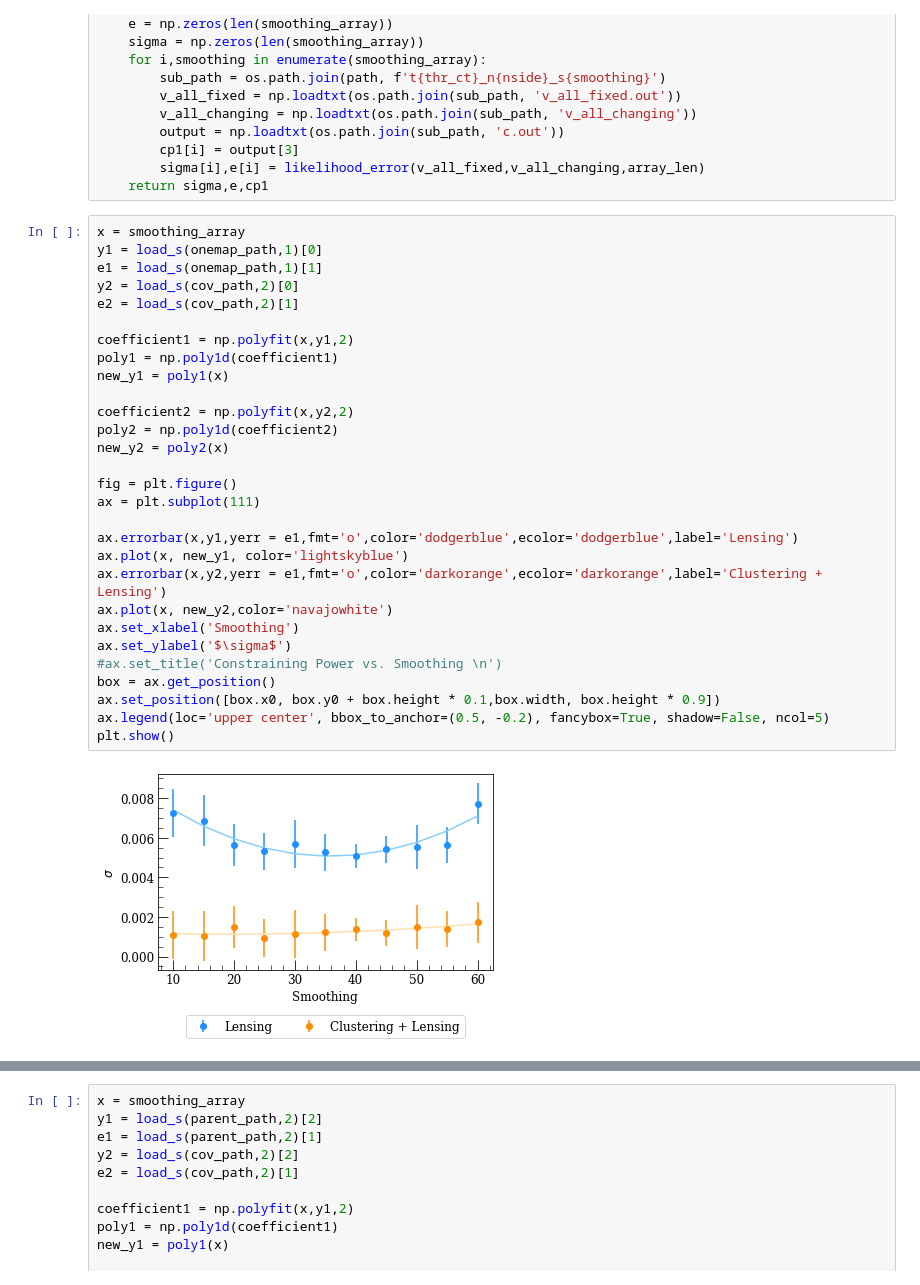
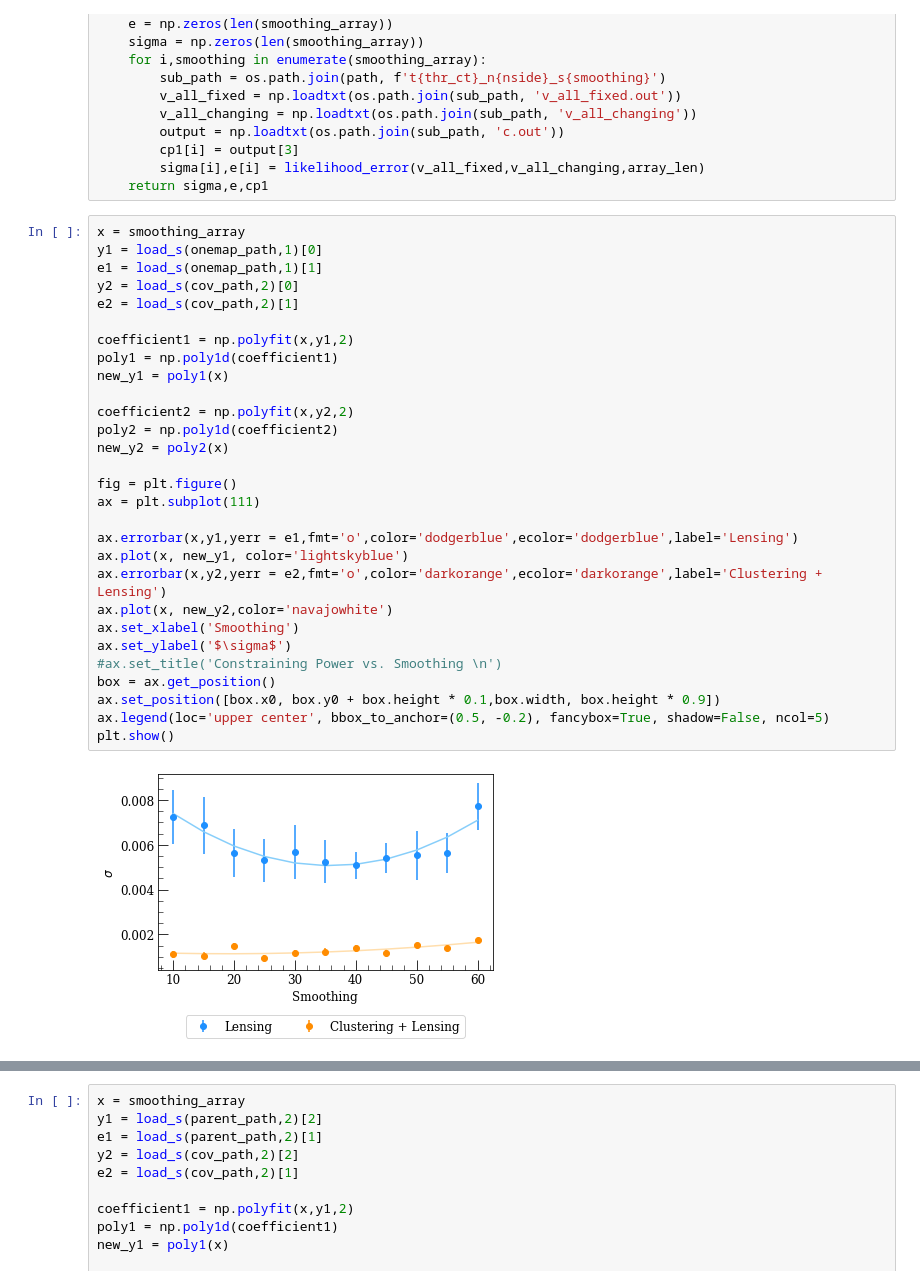
Before and after one commit to joezuntz/mink2, a Jupyter notebook: Test_Plots.ipynb, the cells around one changed output, grey strips where cells are left out. Cells and saved outputs as stored; diff of their text form.

```diff
--- a/Test_Plots.ipynb
+++ b/Test_Plots.ipynb
@@ -168,31 +175,31 @@ def load_s(path,map_len):
 # %%
 x = smoothing_array
 y1 = load_s(onemap_path,1)[0]
 e1 = load_s(onemap_path,1)[1]
 y2 = load_s(cov_path,2)[0]
 e2 = load_s(cov_path,2)[1]
 
 coefficient1 = np.polyfit(x,y1,2)
 poly1 = np.poly1d(coefficient1)
 new_y1 = poly1(x)
 
 coefficient2 = np.polyfit(x,y2,2)
 poly2 = np.poly1d(coefficient2)
 new_y2 = poly2(x)
 
 fig = plt.figure()
 ax = plt.subplot(111)
 
 ax.errorbar(x,y1,yerr = e1,fmt='o',color='dodgerblue',ecolor='dodgerblue',label='Lensing')
 ax.plot(x, new_y1, color='lightskyblue')
-ax.errorbar(x,y2,yerr = e1,fmt='o',color='darkorange',ecolor='darkorange',label='Clustering + Lensing')
+ax.errorbar(x,y2,yerr = e2,fmt='o',color='darkorange',ecolor='darkorange',label='Clustering + Lensing')
 ax.plot(x, new_y2,color='navajowhite')
 ax.set_xlabel('Smoothing')
 ax.set_ylabel('$\sigma$')
 #ax.set_title('Constraining Power vs. Smoothing \n')
 box = ax.get_position()
 ax.set_position([box.x0, box.y0 + box.height * 0.1,box.width, box.height * 0.9])
 ax.legend(loc='upper center', bbox_to_anchor=(0.5, -0.2), fancybox=True, shadow=False, ncol=5)
 plt.show()
 # %% [output]
-[figure, old version]
+[figure, new version]
```
Also changed, not shown: parts of 10 cells of this notebook.
